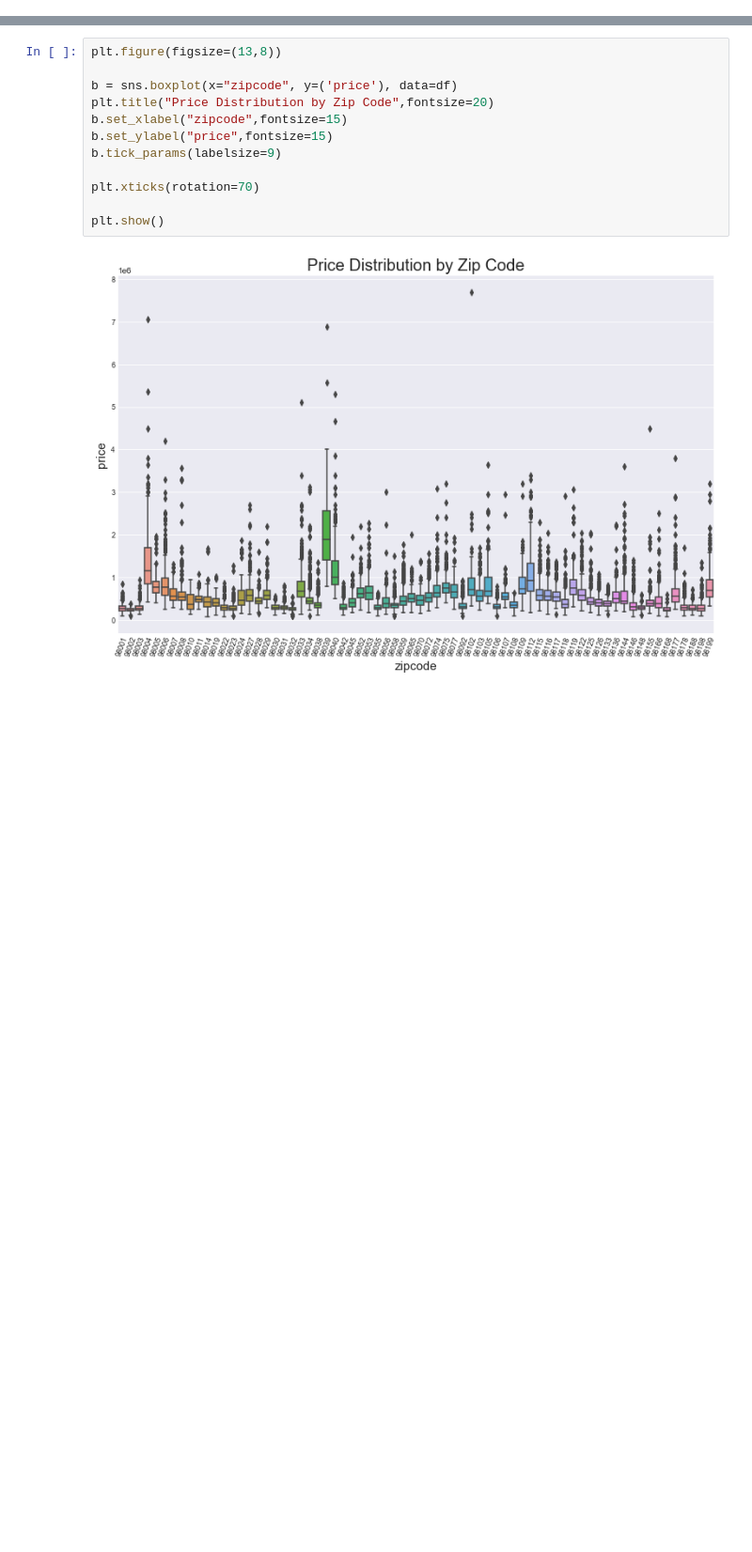
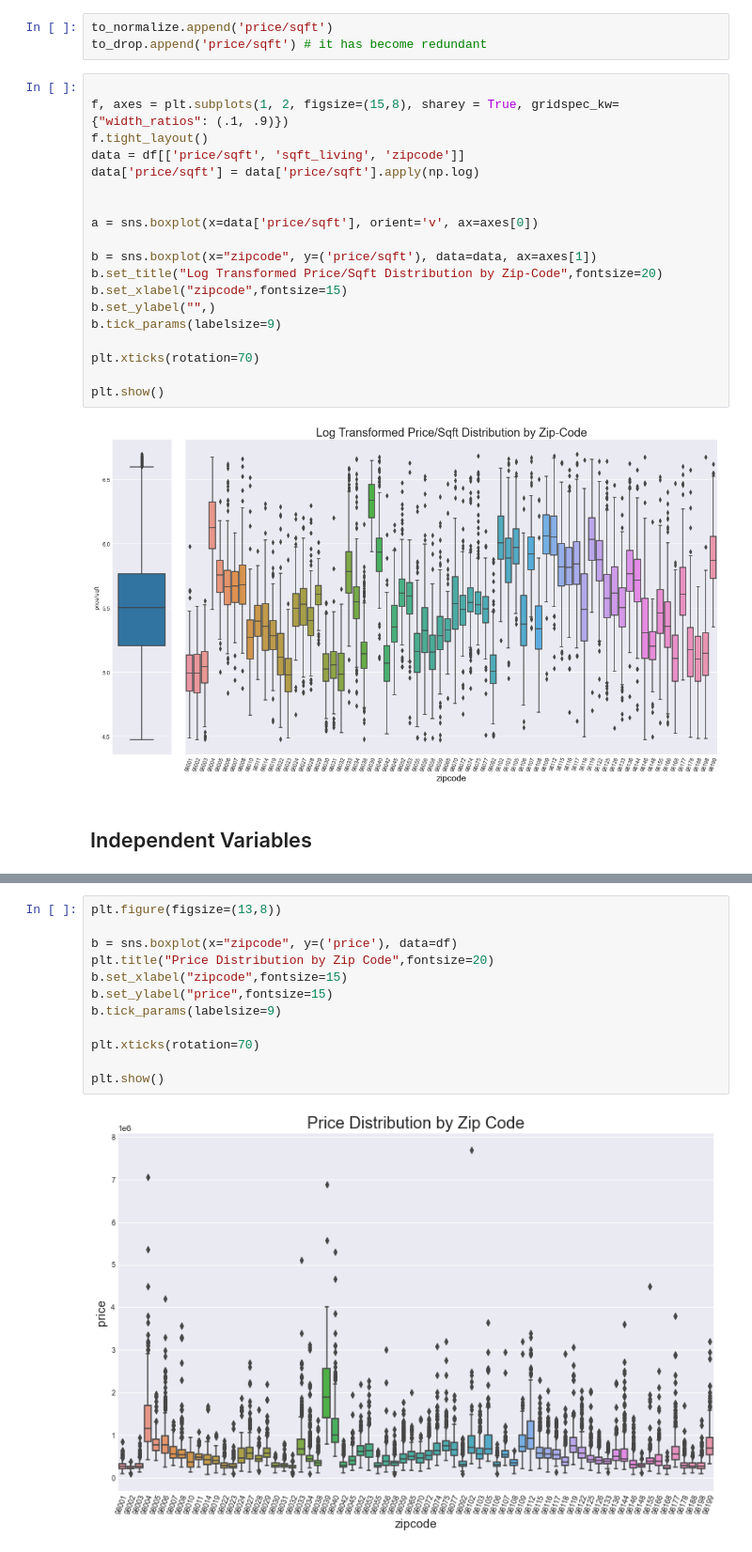
Before and after one commit to fecezar/Module-2-regression-project, a Jupyter notebook: regression_house_prices.ipynb, the cells around one changed output, grey strips where cells are left out. Shown at 94% size. Drawn from its saved outputs; the diff is of its cells as text; blank space fills up the shorter version.

```diff
--- a/regression_house_prices.ipynb
+++ b/regression_house_prices.ipynb
@@ -127,0 +105,26 @@ p_value: 0.0
+# %%
+to_normalize.append('price/sqft')
+to_drop.append('price/sqft') # it has become redundant
+# %%
+
+f, axes = plt.subplots(1, 2, figsize=(15,8), sharey = True, gridspec_kw={"width_ratios": (.1, .9)})
+f.tight_layout()
+data = df[['price/sqft', 'sqft_living', 'zipcode']]
+data['price/sqft'] = data['price/sqft'].apply(np.log)
+
+
+a = sns.boxplot(x=data['price/sqft'], orient='v', ax=axes[0])
+
+b = sns.boxplot(x="zipcode", y=('price/sqft'), data=data, ax=axes[1])
+b.set_title("Log Transformed Price/Sqft Distribution by Zip-Code",fontsize=20)
+b.set_xlabel("zipcode",fontsize=15)
+b.set_ylabel("",)
+b.tick_params(labelsize=9)
+
+plt.xticks(rotation=70)
+
+plt.show()
+# %% [output]
+[figure, added]
+# %% [markdown]
+## Independent Variables
```
Also changed, not shown: parts of 49 cells of this notebook.
